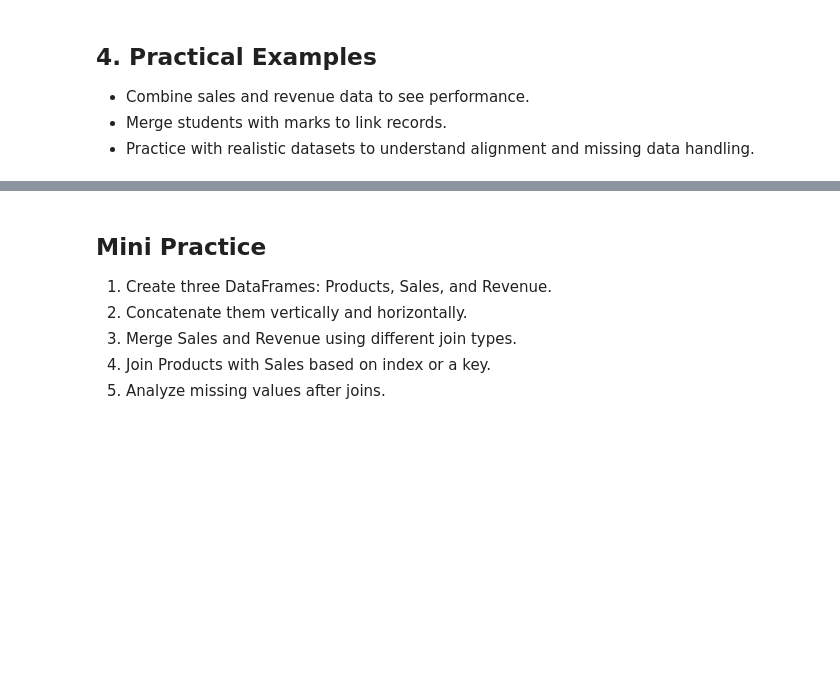
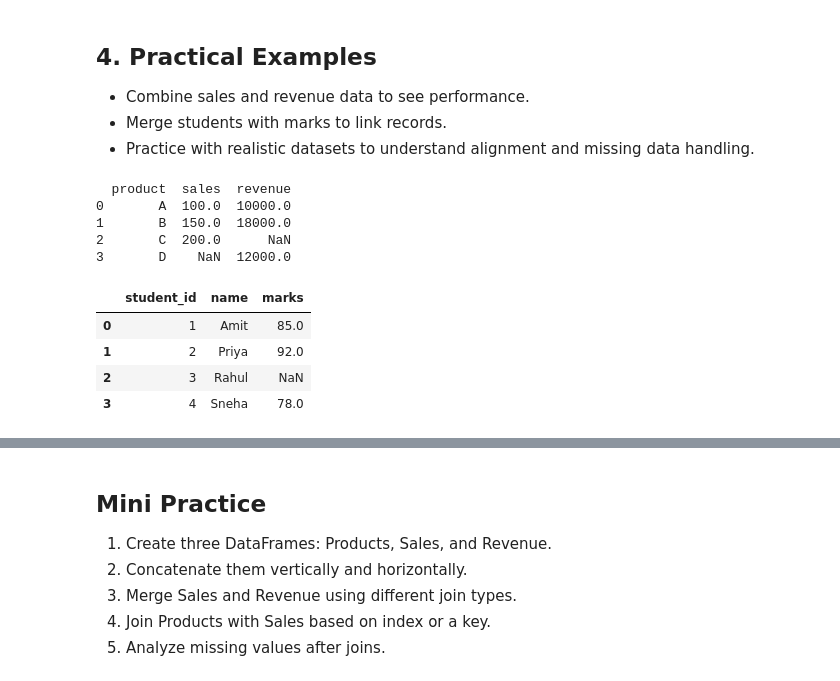
Before and after one commit to chetanchaure07/Pandas_Learning_Practicing, a Jupyter notebook: Pandas_Class7.ipynb, the cells around one changed output, grey strips where cells are left out. Cells and saved outputs as stored; diff of their text form; code cells hidden in the pictures; blank space fills up the shorter version.

```diff
--- a/Pandas_Class7.ipynb
+++ b/Pandas_Class7.ipynb
@@ -159,0 +164,38 @@ ProductID
+# %%
+sales = pd.DataFrame({
+    "product": ["A", "B", "C"],
+    "sales": [100, 150, 200]
+})
+
+revenue = pd.DataFrame({
+    "product": ["A", "B", "D"],
+    "revenue": [10000, 18000, 12000]
+})
+
+result = pd.merge(sales, revenue, on='product', how='outer')
+print(result)
+# %% [output]
+  product  sales  revenue
+0       A  100.0  10000.0
+1       B  150.0  18000.0
+2       C  200.0      NaN
+3       D    NaN  12000.0
+# %%
+students = pd.DataFrame({
+    "student_id": [1, 2, 3, 4],
+    "name": ["Amit", "Priya", "Rahul", "Sneha"]
+})
+
+marks = pd.DataFrame({
+    "student_id": [1, 2, 4],
+    "marks": [85, 92, 78]
+})
+
+result = pd.merge(students, marks, on = 'student_id', how='left')
+result
+# %% [output]
+|  | student_id | name | marks |
+| 0 | 1 | Amit | 85.0 |
+| 1 | 2 | Priya | 92.0 |
+| 2 | 3 | Rahul | NaN |
+| 3 | 4 | Sneha | 78.0 |
```
Also changed, not shown: parts of 6 cells of this notebook.
